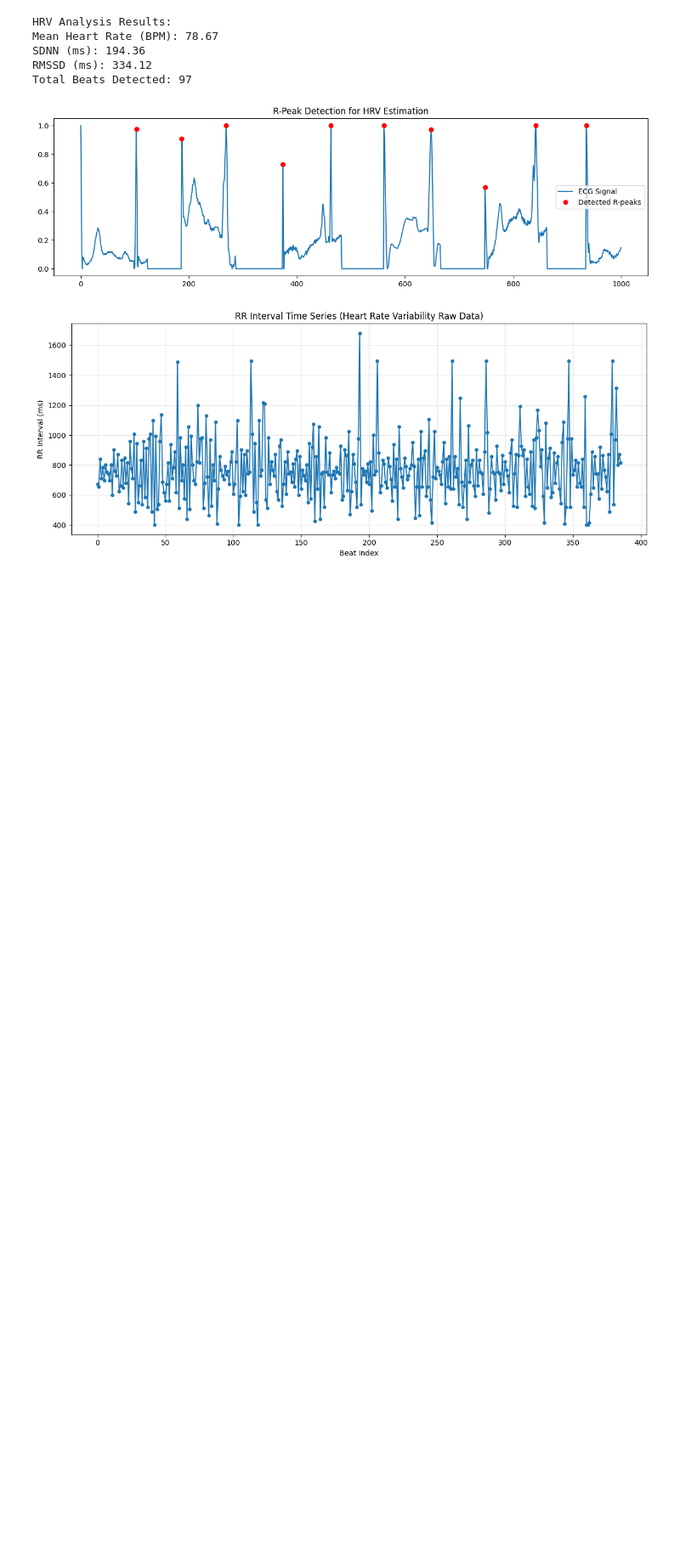
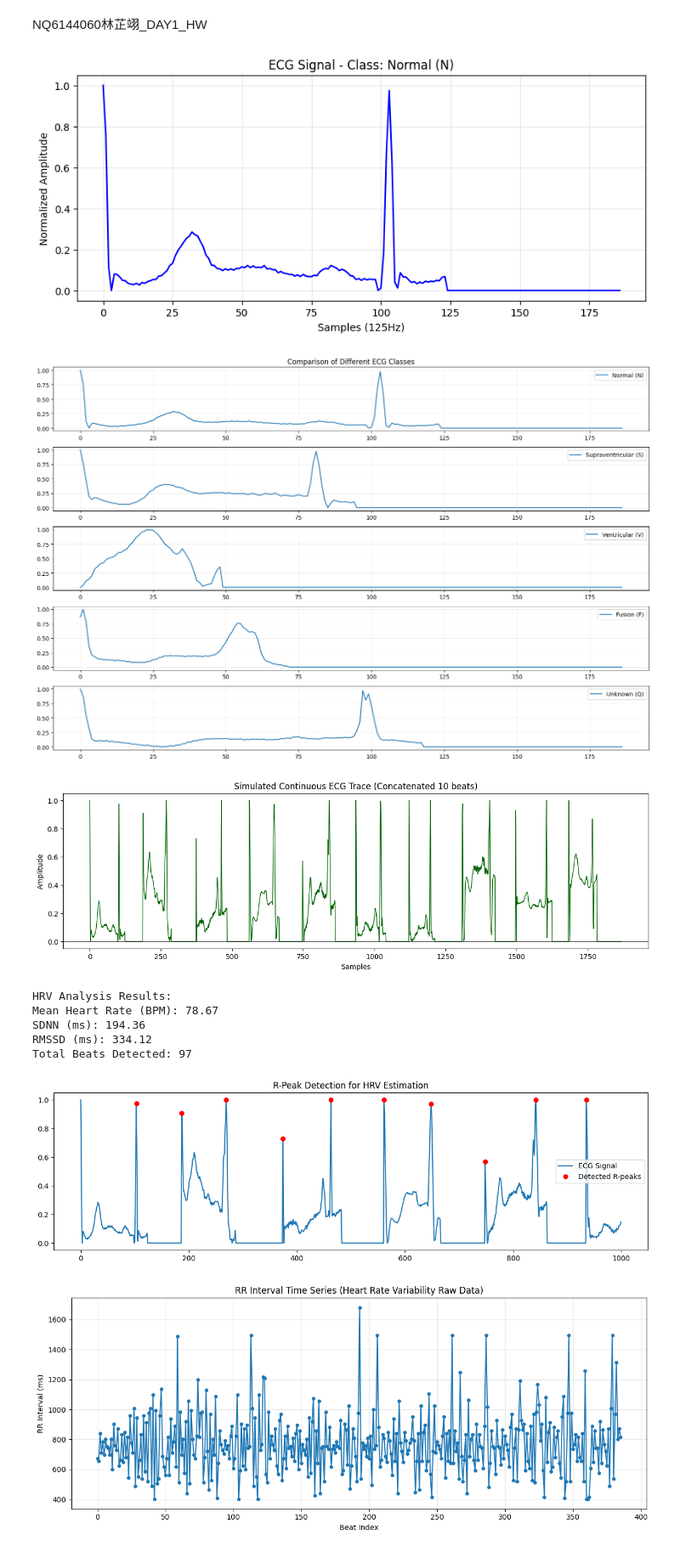
Before and after one commit to julia920810/Estimating-HRV-from-ECG-Data, a Jupyter notebook: hpv_ecg.ipynb, the cells around one changed output. Shown at 85% size. Drawn from its saved outputs; the diff is of its cells as text; code cells hidden in the pictures; blank space fills up the shorter version.

```diff
--- a/hpv_ecg.ipynb
+++ b/hpv_ecg.ipynb
@@ -1,3 +1,66 @@
+# %% [markdown]
+NQ6144060林芷翊_DAY1_HW
+# %%
+import pandas as pd
+import numpy as np
+import matplotlib.pyplot as plt
+
+# 1. 讀取資料
+# MIT-BIH 資料集通常沒有標題列，最後一欄是標籤 (0-4)
+df = pd.read_csv('mitbih_test.csv', header=None)
+
+# 將訊號 (前187欄) 與 標籤 (最後1欄) 分開
+signals = df.iloc[:, :187]
+labels = df.iloc[:, 187]
+
+# 定義標籤名稱 (根據 MIT-BIH 官方定義)
+label_names = {
+    0.0: 'Normal (N)',
+    1.0: 'Supraventricular (S)',
+    2.0: 'Ventricular (V)',
+    3.0: 'Fusion (F)',
+    4.0: 'Unknown (Q)'
+}
+
+# --- 視覺化 1：單一波形展示 ---
+plt.figure(figsize=(10, 4))
+plt.plot(signals.iloc[0], color='blue')
+plt.title(f"ECG Signal - Class: {label_names[labels[0]]}")
+plt.xlabel("Samples (125Hz)")
+plt.ylabel("Normalized Amplitude")
+plt.grid(True, alpha=0.3)
+plt.show()
+
+# --- 視覺化 2：不同類別的對比 ---
+plt.figure(figsize=(15, 10))
+for i, (label, name) in enumerate(label_names.items()):
+    # 找到該類別的第一個樣本
+    idx = labels[labels == label].index[0]
+
+    plt.subplot(5, 1, i+1)
+    plt.plot(signals.iloc[idx], label=name)
+    plt.legend(loc='upper right')
+    if i == 0: plt.title("Comparison of Different ECG Classes")
+    plt.grid(True, alpha=0.2)
+
+plt.tight_layout()
+plt.show()
+
+# --- 視覺化 3：連續訊號模擬 ---
+# 將前 10 個波形串接起來，看起來就像連續的心電圖錄音
+continuous_signal = signals.iloc[:10].values.flatten()
+
+plt.figure(figsize=(15, 4))
+plt.plot(continuous_signal, color='darkgreen', linewidth=1)
+plt.title("Simulated Continuous ECG Trace (Concatenated 10 beats)")
+plt.xlabel("Samples")
+plt.ylabel("Amplitude")
+plt.axhline(0, color='black', linewidth=0.5)
+plt.show()
+# %% [output]
+[figure, added]
+[figure, added]
+[figure, added]
 # %%
 import pandas as pd
 import numpy as np
```
Also changed, not shown: parts of 1 cell of this notebook.
